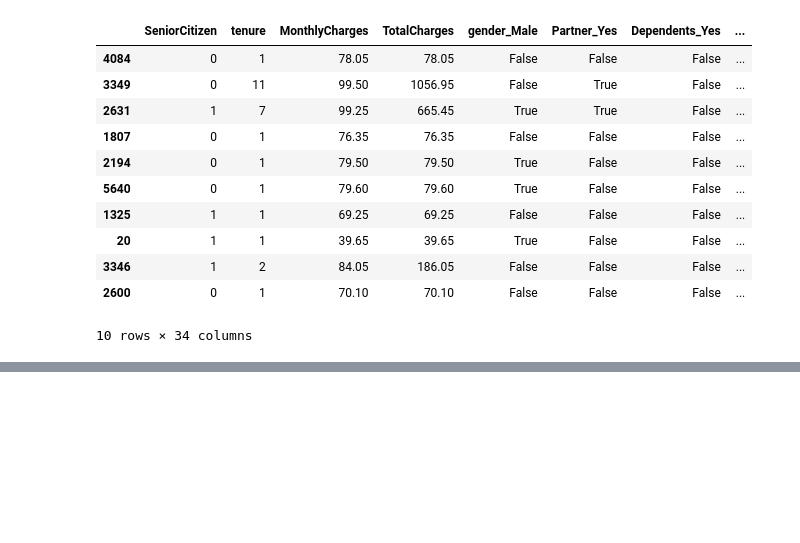
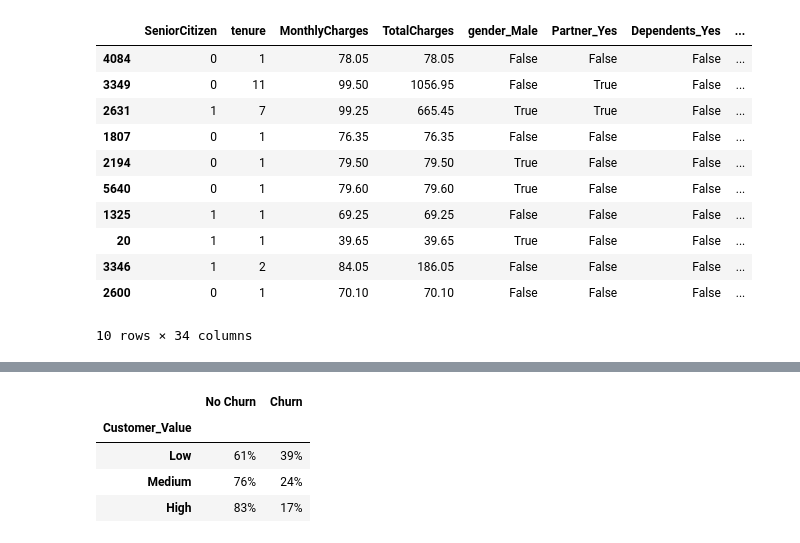
Before and after one commit to Jovaun1/customer-churn-analysis, a Jupyter notebook: churn_analysis.ipynb, the cells around one changed output, grey strips where cells are left out. Saved outputs shown, nothing was run; the diff lists cells and outputs as text; code cells hidden in the pictures; blank space fills up the shorter version.

```diff
--- a/churn_analysis.ipynb
+++ b/churn_analysis.ipynb
@@ -343,0 +401,17 @@ high_risk.sort_values(by="Churn_Probability", ascending=False).head(10)
+# %%
+# churn percentage by customer value
+value_churn = pd.crosstab(df["Customer_Value"], df["Churn"], normalize="index") * 100
+
+value_churn.columns = ["No Churn", "Churn"]
+
+value_churn = value_churn.round(0).astype(int).astype(str) + "%"
+
+value_churn
+
+## Low-value customers have the highest churn rate, while high-value customers are more stable.
+# %% [output]
+|  | No Churn | Churn |
+| Customer_Value |  |  |
+| Low | 61% | 39% |
+| Medium | 76% | 24% |
+| High | 83% | 17% |
```
Also changed, not shown: parts of 15 cells of this notebook.
